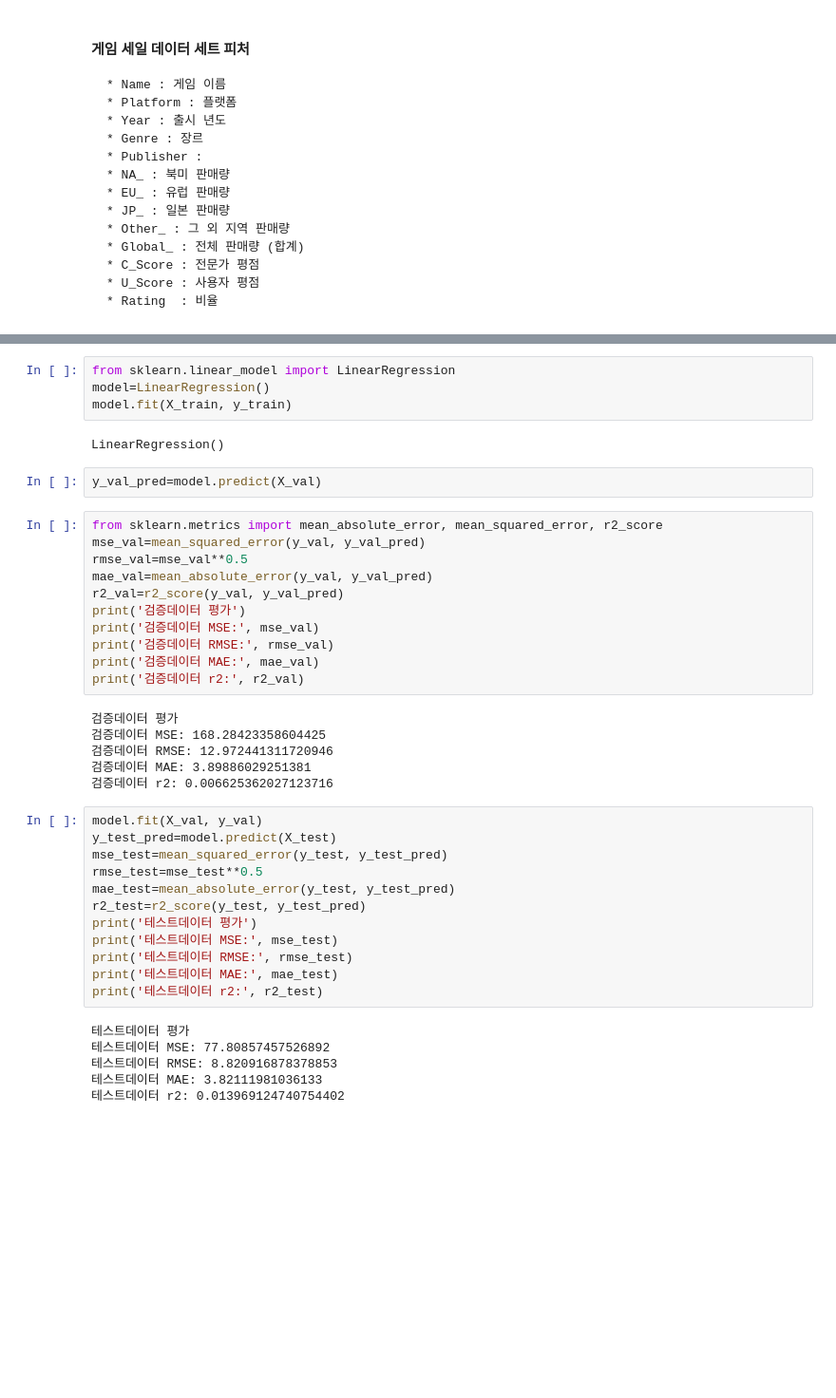
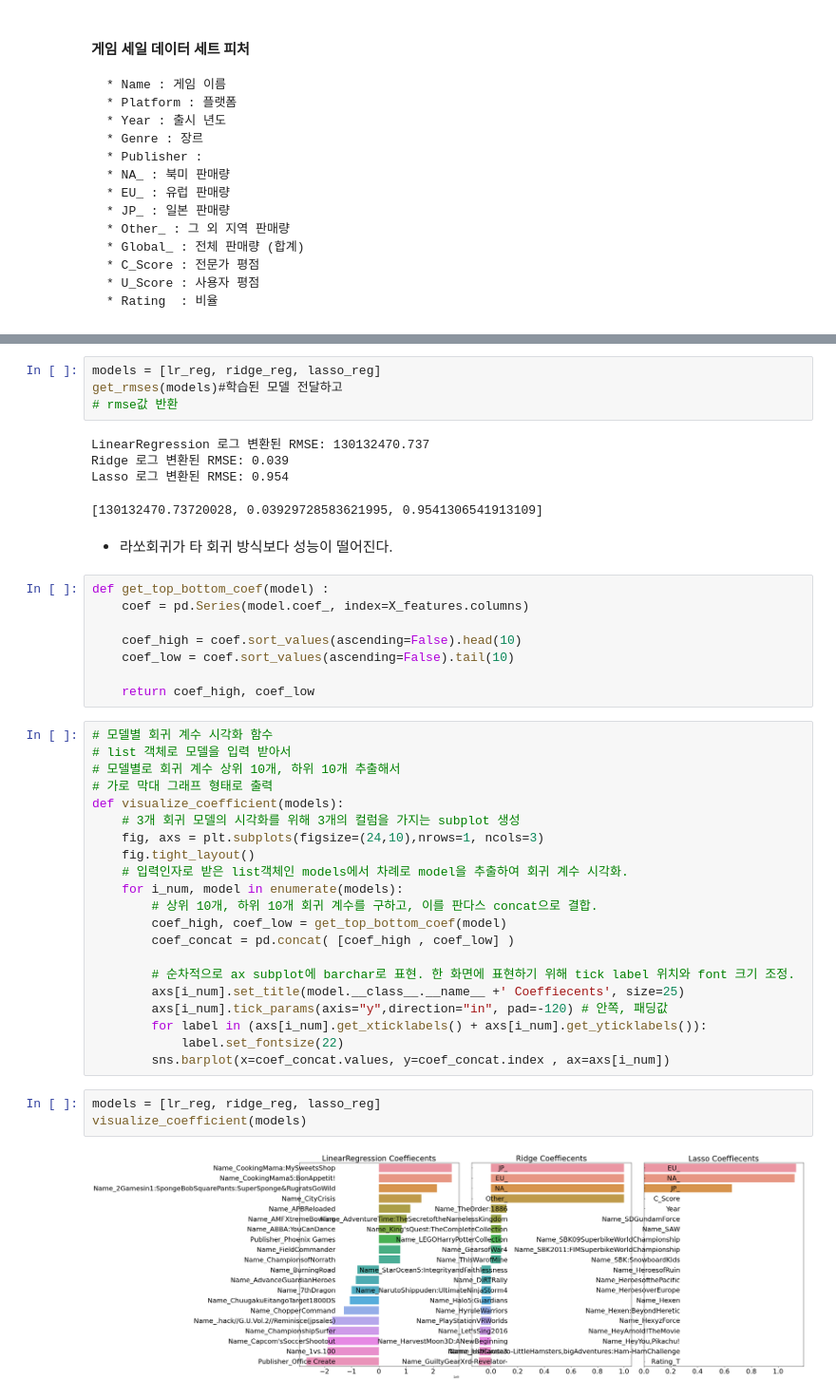
Before and after one commit to lullu303/RPG_PJT, a Jupyter notebook: RPG_PJT/선형회귀테스트.ipynb, the cells around one changed output, grey strips where cells are left out. Shown at 95% size. Drawn from its saved outputs; the diff is of its cells as text; blank space fills up the shorter version.

```diff
--- a/RPG_PJT/선형회귀테스트.ipynb
+++ b/RPG_PJT/선형회귀테스트.ipynb
@@ -108,43 +192,45 @@ y_test=test[target]
 # %%
-from sklearn.linear_model import LinearRegression
-model=LinearRegression()
-model.fit(X_train, y_train)
+models = [lr_reg, ridge_reg, lasso_reg]
+get_rmses(models)#학습된 모델 전달하고
+# rmse값 반환
 # %% [output]
-LinearRegression()
+LinearRegression 로그 변환된 RMSE: 130132470.737
+Ridge 로그 변환된 RMSE: 0.039
+Lasso 로그 변환된 RMSE: 0.954
+[130132470.73720028, 0.03929728583621995, 0.9541306541913109]
+# %% [markdown]
+* 라쏘회귀가 타 회귀 방식보다 성능이 떨어진다.
 # %%
-y_val_pred=model.predict(X_val)
+def get_top_bottom_coef(model) :
+    coef = pd.Series(model.coef_, index=X_features.columns)
+
+    coef_high = coef.sort_values(ascending=False).head(10)
+    coef_low = coef.sort_values(ascending=False).tail(10)
+
+    return coef_high, coef_low
 # %%
-from sklearn.metrics import mean_absolute_error, mean_squared_error, r2_score
-mse_val=mean_squared_error(y_val, y_val_pred)
-rmse_val=mse_val**0.5
-mae_val=mean_absolute_error(y_val, y_val_pred)
-r2_val=r2_score(y_val, y_val_pred)
-print('검증데이터 평가')
-print('검증데이터 MSE:', mse_val)
-print('검증데이터 RMSE:', rmse_val)
-print('검증데이터 MAE:', mae_val)
-print('검증데이터 r2:', r2_val)
+# 모델별 회귀 계수 시각화 함수
+# list 객체로 모델을 입력 받아서
+# 모델별로 회귀 계수 상위 10개, 하위 10개 추출해서
+# 가로 막대 그래프 형태로 출력
+def visualize_coefficient(models):
+    # 3개 회귀 모델의 시각화를 위해 3개의 컬럼을 가지는 subplot 생성
+    fig, axs = plt.subplots(figsize=(24,10),nrows=1, ncols=3)
+    fig.tight_layout()
+    # 입력인자로 받은 list객체인 models에서 차례로 model을 추출하여 회귀 계수 시각화.
+    for i_num, model in enumerate(models):
+        # 상위 10개, 하위 10개 회귀 계수를 구하고, 이를 판다스 concat으로 결합.
+        coef_high, coef_low = get_top_bottom_coef(model)
+        coef_concat = pd.concat( [coef_high , coef_low] )
+
+        # 순차적으로 ax subplot에 barchar로 표현. 한 화면에 표현하기 위해 tick label 위치와 font 크기 조정.
+        axs[i_num].set_title(model.__class__.__name__ +' Coeffiecents', size=25)
+        axs[i_num].tick_params(axis="y",direction="in", pad=-120) # 안쪽, 패딩값
+        for label in (axs[i_num].get_xticklabels() + axs[i_num].get_yticklabels()):
+            label.set_fontsize(22)
+        sns.barplot(x=coef_concat.values, y=coef_concat.index , ax=axs[i_num])
-# %% [output]
-검증데이터 평가
-검증데이터 MSE: 168.28423358604425
-검증데이터 RMSE: 12.972441311720946
-검증데이터 MAE: 3.89886029251381
-검증데이터 r2: 0.006625362027123716
 # %%
-model.fit(X_val, y_val)
-y_test_pred=model.predict(X_test)
-mse_test=mean_squared_error(y_test, y_test_pred)
-rmse_test=mse_test**0.5
-mae_test=mean_absolute_error(y_test, y_test_pred)
-r2_test=r2_score(y_test, y_test_pred)
-print('테스트데이터 평가')
-print('테스트데이터 MSE:', mse_test)
-print('테스트데이터 RMSE:', rmse_test)
-print('테스트데이터 MAE:', mae_test)
-print('테스트데이터 r2:', r2_test)
+models = [lr_reg, ridge_reg, lasso_reg]
+visualize_coefficient(models)
 # %% [output]
-테스트데이터 평가
-테스트데이터 MSE: 77.80857457526892
-테스트데이터 RMSE: 8.820916878378853
-테스트데이터 MAE: 3.82111981036133
-테스트데이터 r2: 0.013969124740754402
+[figure, added]
```
Also changed, not shown: parts of 47 cells of this notebook.
